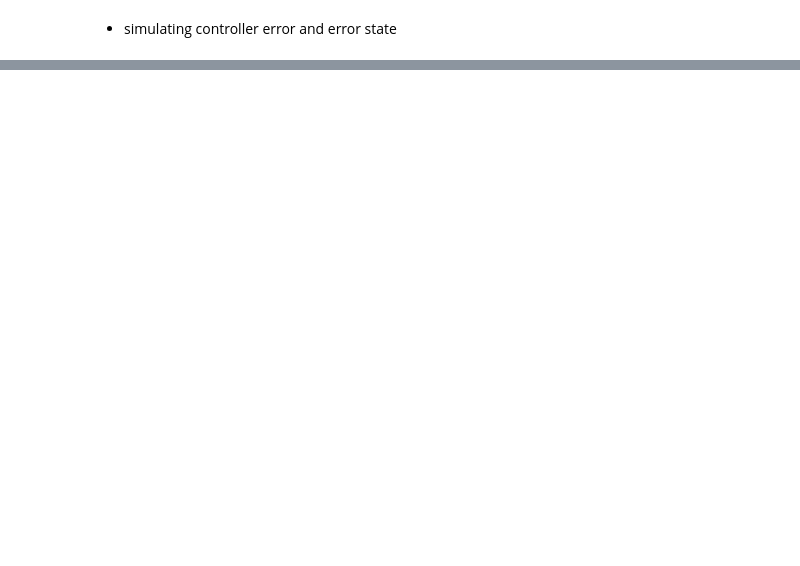
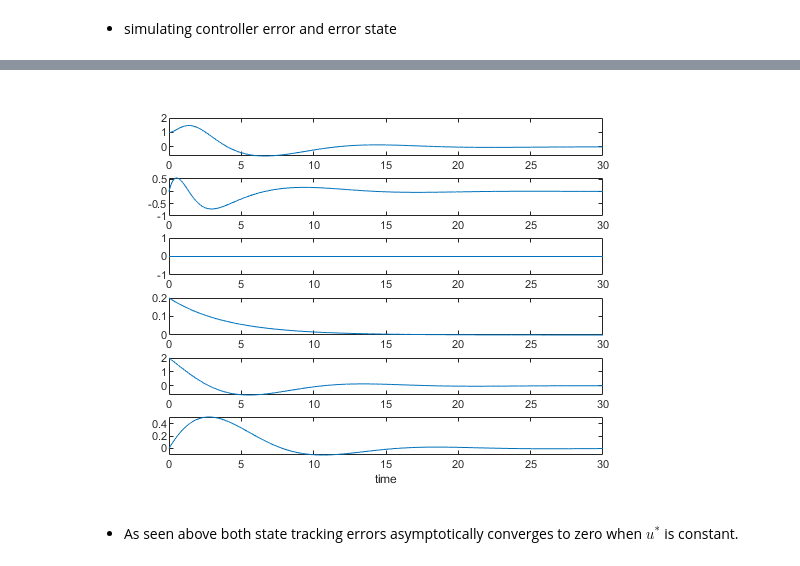
Before and after one commit to sendtooscar/GNCgrad, a Jupyter notebook: docs/jupyter/iGN_topic_3.ipynb, the cells around one changed output, grey strips where cells are left out. Cells and saved outputs as stored; diff of their text form; code cells hidden in the pictures; blank space fills up the shorter version.

```diff
--- a/docs/jupyter/iGN_topic_3.ipynb
+++ b/docs/jupyter/iGN_topic_3.ipynb
@@ -356,0 +356,21 @@ ans =
+# %%
+x0 = [1 0 0 0.2 2.0 0.0 0]'; % inttial conditions for state and observer
+tspan = 0:0.01:30;
+A_new=[A-B*Kc     B*Kc               B;
+       zeros(3,3) A-L*C      zeros(3,1);
+       zeros(1,3) zeros(1,3)        -2]; % a negative eigen value is added for stability of u mode
+B_new=[0;0;0;0;0;0;1];
+ur=100;  % jerk for 0.01 seconds
+
+
+[t, x] = ode45(@(t,x)(A_new*x+B_new*double(t==0)*ur-B_new*double(t==10)*ur),tspan,x0);
+
+for i=1:6
+    subplot(6,1,i)
+    plot(t,x(:,i))
+end
+xlabel('time')
+# %% [output]
+[figure, added]
+# %% [markdown]
+* As seen above both state tracking errors asymptotically converges to zero when $u^*$ is constant.
```
Also changed, not shown: parts of 3 cells of this notebook, 19 other files.
